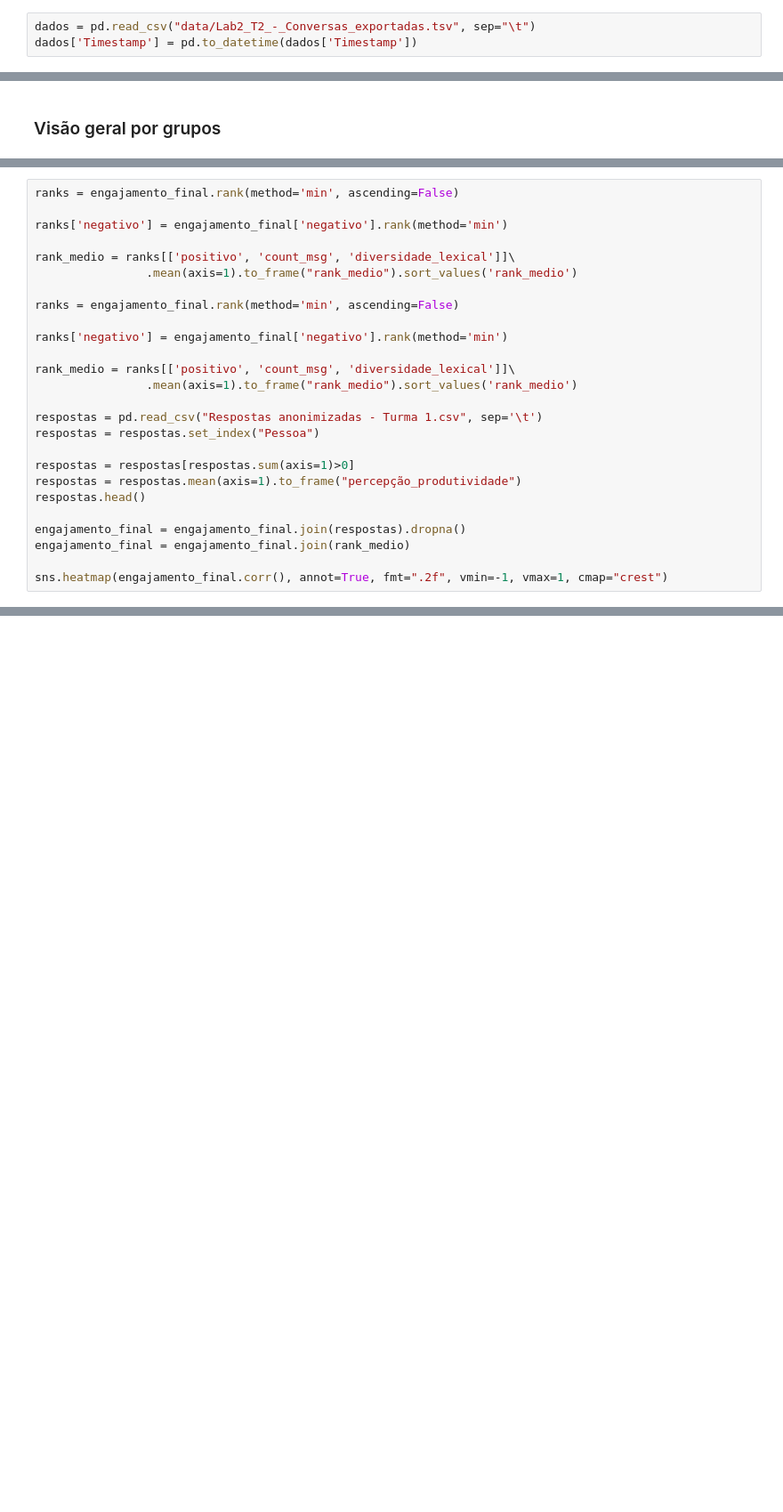
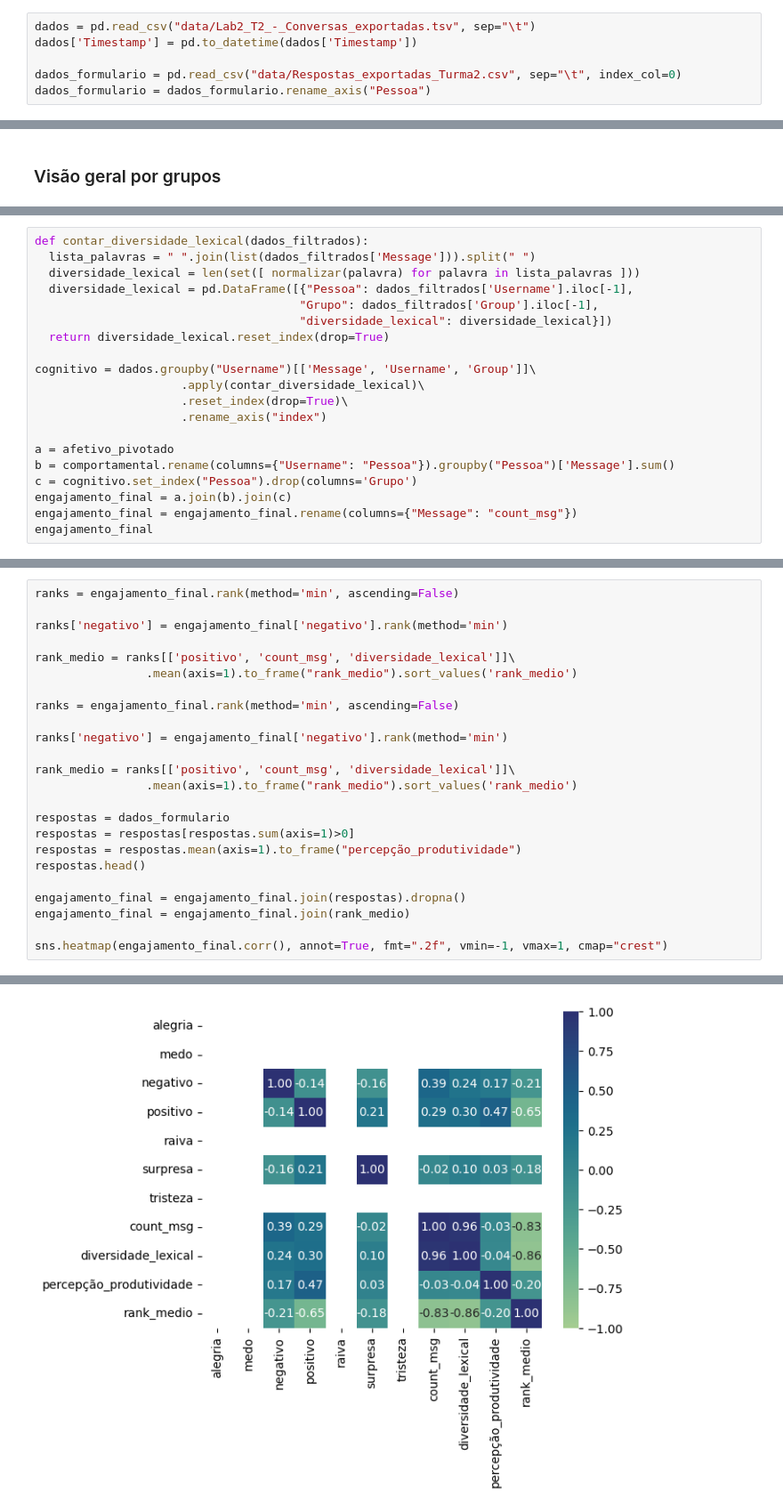
Before and after one commit to Silas-ER/ai_analytics, a Jupyter notebook: learning_analytics/data.ipynb, the cells around one changed output, grey strips where cells are left out. Shown at 89% size. Cells and saved outputs as stored; diff of their text form; blank space fills up the shorter version.

```diff
--- a/learning_analytics/data.ipynb
+++ b/learning_analytics/data.ipynb
@@ -12,6 +12,9 @@ import scipy.stats as stats
 # %%
 dados = pd.read_csv("data/Lab2_T2_-_Conversas_exportadas.tsv", sep="\t")
 dados['Timestamp'] = pd.to_datetime(dados['Timestamp'])
+
+dados_formulario = pd.read_csv("data/Respostas_exportadas_Turma2.csv", sep="\t", index_col=0)
+dados_formulario = dados_formulario.rename_axis("Pessoa")
 # %% [markdown]
 ## Comportamental
 # %% [markdown]
@@ -202,0 +249,20 @@ engajamento_final
+# %%
+def contar_diversidade_lexical(dados_filtrados):
+  lista_palavras = " ".join(list(dados_filtrados['Message'])).split(" ")
+  diversidade_lexical = len(set([ normalizar(palavra) for palavra in lista_palavras ]))
+  diversidade_lexical = pd.DataFrame([{"Pessoa": dados_filtrados['Username'].iloc[-1],
+                                      "Grupo": dados_filtrados['Group'].iloc[-1],
+                                      "diversidade_lexical": diversidade_lexical}])
+  return diversidade_lexical.reset_index(drop=True)
+
+cognitivo = dados.groupby("Username")[['Message', 'Username', 'Group']]\
+                     .apply(contar_diversidade_lexical)\
+                     .reset_index(drop=True)\
+                     .rename_axis("index")
+
+a = afetivo_pivotado
+b = comportamental.rename(columns={"Username": "Pessoa"}).groupby("Pessoa")['Message'].sum()
+c = cognitivo.set_index("Pessoa").drop(columns='Grupo')
+engajamento_final = a.join(b).join(c)
+engajamento_final = engajamento_final.rename(columns={"Message": "count_msg"})
+engajamento_final
@@ -215,9 +302,7 @@ ranks['negativo'] = engajamento_final['negativo'].rank(method='min')
 rank_medio = ranks[['positivo', 'count_msg', 'diversidade_lexical']]\
                 .mean(axis=1).to_frame("rank_medio").sort_values('rank_medio')
 
-respostas = pd.read_csv("Respostas anonimizadas - Turma 1.csv", sep='\t')
-respostas = respostas.set_index("Pessoa")
-
+respostas = dados_formulario
 respostas = respostas[respostas.sum(axis=1)>0]
 respostas = respostas.mean(axis=1).to_frame("percepção_produtividade")
 respostas.head()
@@ -226,3 +311,4 @@ engajamento_final = engajamento_final.join(respostas).dropna()
 engajamento_final = engajamento_final.join(rank_medio)
 
 sns.heatmap(engajamento_final.corr(), annot=True, fmt=".2f", vmin=-1, vmax=1, cmap="crest")
+# %% [output]
@@ -228,0 +316 @@ sns.heatmap(engajamento_final.corr(), annot=True, fmt=".2f", vmin=-1, vmax=1, cm
+[figure, added]
```
Also changed, not shown: parts of 17 cells of this notebook.
